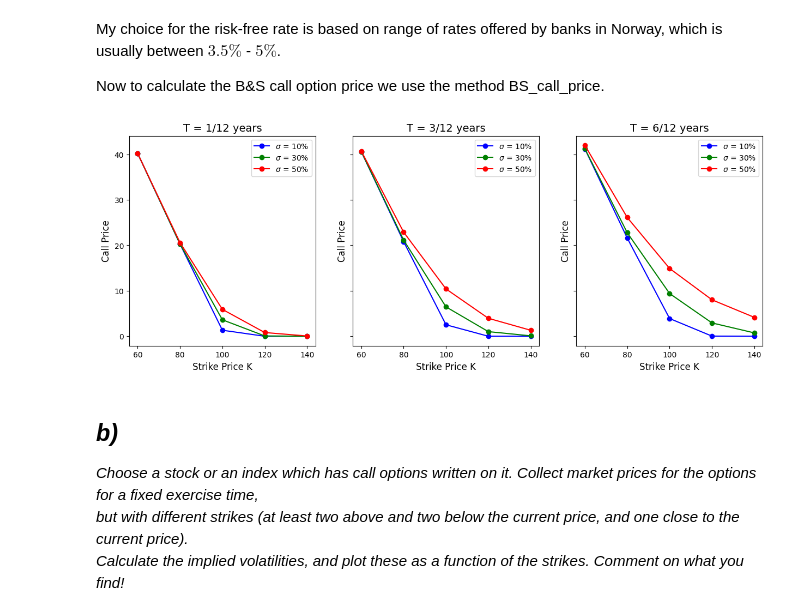
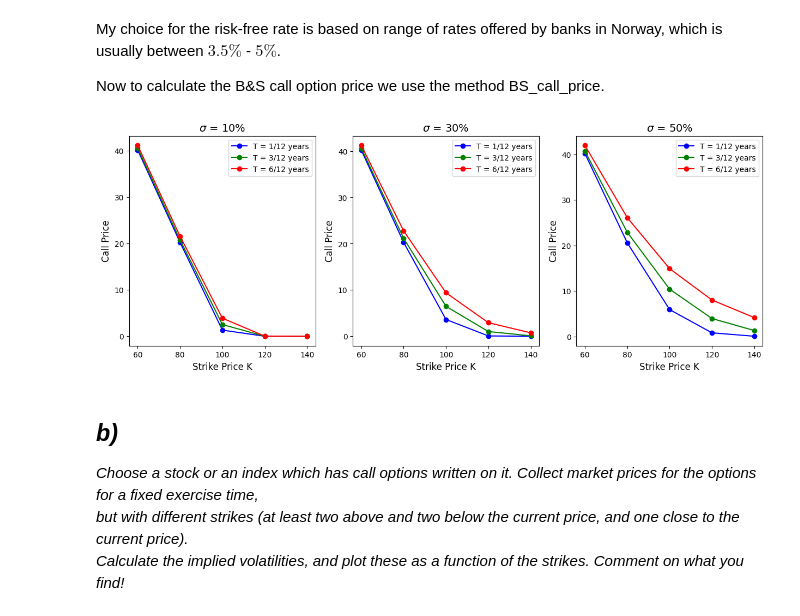
Before and after one commit to nordensten/fin_tools, a Jupyter notebook: portfolio_analysis.ipynb, the cells around one changed output. Saved outputs shown, nothing was run; the diff lists cells and outputs as text; code cells hidden in the pictures.

```diff
--- a/portfolio_analysis.ipynb
+++ b/portfolio_analysis.ipynb
@@ -17,6 +18,7 @@ First, let us import necessary packages, import the downloaded stock prices (fin
 import numpy as np
 import matplotlib.pyplot as plt
 import pandas as pd
+from scipy.integrate._ivp.radau import P
 
 plt.rcParams['figure.figsize'] = (10, 6)
 plt.rcParams['axes.titlesize'] = 14
@@ -28,19 +30,17 @@ data = pd.read_csv('finance_data.csv', sep=';', decimal=',')
 
 
 stock_names = data.columns[1:]
-
 trading_days = data.values[:,0]
-
 stock_prices = data.values[:,1:]
 
 # plot settings
 
-
-
-plt.xlabel('Trading Days')
-plt.ylabel('Stock Price')
-plt.plot(trading_days, stock_prices, label=stock_names)
-
-plt.legend()
+for i, stock in enumerate(stock_names):
+    # Normalize the stock prices by the maximum price per stock
+    plt.plot(trading_days, stock_prices[:, i]/stock_prices[:, i].max(), label=stock)
+    plt.ylabel(r'$S_t/S_{\text{max}}$')
+    plt.xlabel(r'$t [days]$')
+    plt.legend()
+plt.title("Normalized Stock Prices")
 plt.show()
 # %% [output]
@@ -165,28 +165,24 @@ My choice for the risk-free rate is based on range of rates offered by banks in
 Now to calculate the B&S call option price we use the method BS_call_price.
 # %%
 # plot settings
-fig, axes = plt.subplots(1, 3, figsize=(15, 5), sharey=True)
-T_labels = ['T = 1/12', 'T = 3/12', 'T = 6/12']
+fig, axes = plt.subplots(1, 3, figsize=(15, 5))
+T_labels = ['T = 1/12 years', 'T = 3/12 years', 'T = 6/12 years']
 colors = ['blue', 'green', 'red']
 
-for i, (T, label) in enumerate(zip(exercise_times, T_labels)):
+for i, sigma in enumerate(volatilities):
     ax = axes[i]
-    ax.set_title(label +" years")
+    ax.set_title(r"$\sigma$ = " + f"{sigma:.0%}")
     ax.set_xlabel('Strike Price K')
     ax.set_ylabel('Call Price')
-    for sigma, c in zip(volatilities, colors):
-        # initialize the option class
+    for j, (T, c, label) in enumerate(zip(exercise_times, colors, T_labels)):
         option = Option()
-        # add the option details
         option.add_option(stock_price, strikes, sigma, T, risk_free_rate)
-        # calculate the call option price
         call_prices = option.BS_call_price(strikes, sigma)
-        # plot the call option price
-        ax.plot(strikes, call_prices, marker='o', color=c, label=fr'$\sigma$ = {sigma:.0%}')
-        ax.legend()
+        ax.plot(strikes, call_prices, marker='o', color=c, label=label)
+    ax.legend()
 plt.show()
 # %% [output]
-[figure, old version]
+[figure, new version]
 # %% [markdown]
 ## *b)* ##
 
```
Also changed, not shown: parts of 13 cells of this notebook, 3 other files.
